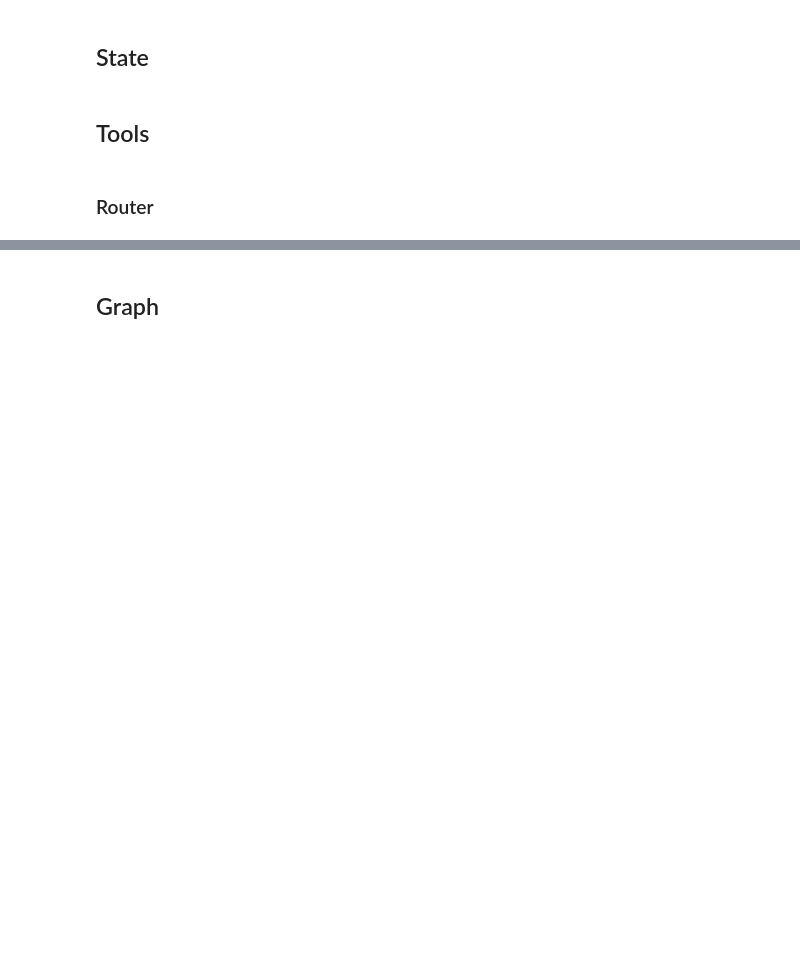
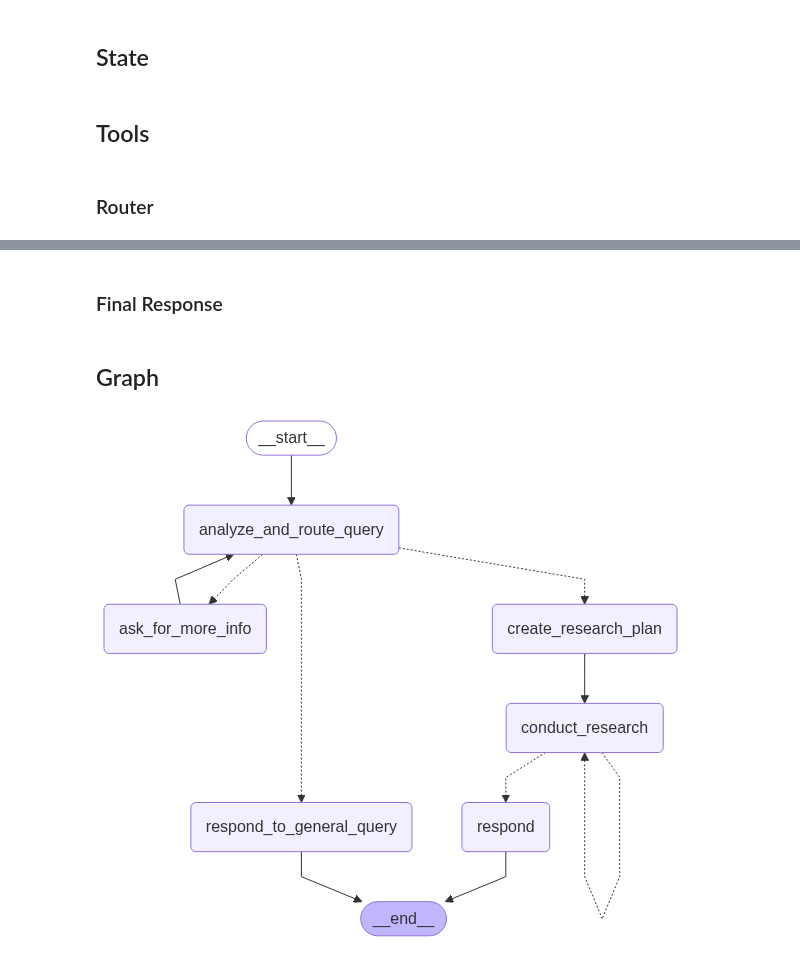
Before and after one commit to baixianger/chat-with-X-backend-py, a Jupyter notebook: notebooks/retrieval_graph.ipynb, the cells around one changed output, grey strips where cells are left out. Drawn from its saved outputs; the diff is of its cells as text; code cells hidden in the pictures; blank space fills up the shorter version.

Commit message:
update configuration

```diff
--- a/notebooks/retrieval_graph.ipynb
+++ b/notebooks/retrieval_graph.ipynb
@@ -82,7 +140,7 @@ from langgraph.graph import add_messages
 
 class Router(BaseModel):
     logic: str = Field(default="", description="The logic of the router.")
-    type: Annotated[Literal["more-info", "langchain", "general"]] = Field(default="general", description="The type of the router.")
+    type: Literal["more-info", "langchain", "general"] = Field(description="The type of the router.")
 
 
 class InputState(BaseModel):
@@ -94,6 +152,15 @@ class AgentState(InputState):
     documents: Annotated[list[Document], reduce_docs] = Field(default_factory=list, description="Populated by the retriever. This is a list of documents that the agent can reference.")
     answer: str = Field(default="", description="Final answer. Useful for evaluations")
     query: str = Field(default="", description="The query of the user.")
+
+
+class ResearcherState(BaseModel):
+    question: str
+    """A step in the research plan generated by the retriever agent."""
+    queries: list[str] = Field(default_factory=list)
+    """A list of search queries based on the question that the researcher generates."""
+    documents: Annotated[list[Document], reduce_docs] = Field(default_factory=list)
+    """Populated by the retriever. This is a list of documents that the agent can reference."""
 # %% [markdown]
 ## Tools
 # %% [markdown]
@@ -100,0 +394,2 @@ class AgentState(InputState):
+# %% [markdown]
+### Final Response
@@ -101,2 +422,33 @@ class AgentState(InputState):
 # %% [markdown]
 ## Graph
+# %%
+from langgraph.graph import END, START, StateGraph
+
+
+builder = StateGraph(AgentState, input_schema=InputState, config_schema=AgentConfiguration)
+builder.add_node(analyze_and_route_query)
+builder.add_node(ask_for_more_info)
+builder.add_node(respond_to_general_query)
+builder.add_node(create_research_plan)
+builder.add_node(conduct_research)
+builder.add_node(respond)
+
+
+builder.add_edge(START, "analyze_and_route_query")
+builder.add_conditional_edges("analyze_and_route_query", path=route_query)
+builder.add_edge("respond_to_general_query", END)
+builder.add_edge("ask_for_more_info", "analyze_and_route_query")
+builder.add_edge("create_research_plan", "conduct_research")
+builder.add_conditional_edges("conduct_research", check_finished)
+builder.add_edge("respond", END)
+
+# Compile into a graph object that you can invoke and deploy.
+graph = builder.compile()
+graph.name = "RetrievalGraph"
+# %%
+# draw graph
+from IPython.display import Image, display
+
+display(Image(graph.get_graph().draw_mermaid_png()))
+# %% [output]
+[figure, added]
```
Also changed, not shown: parts of 9 cells of this notebook, 27 other files.
